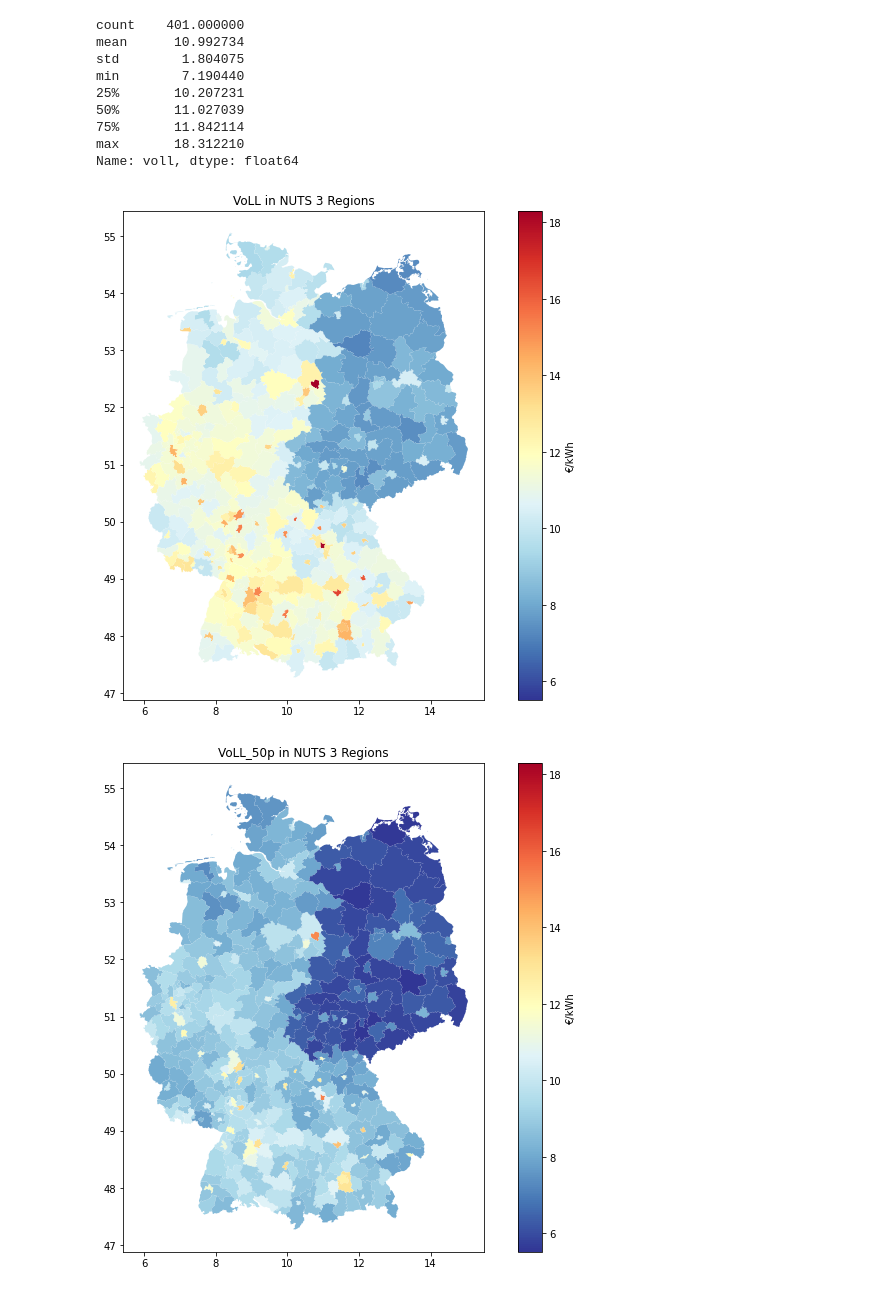
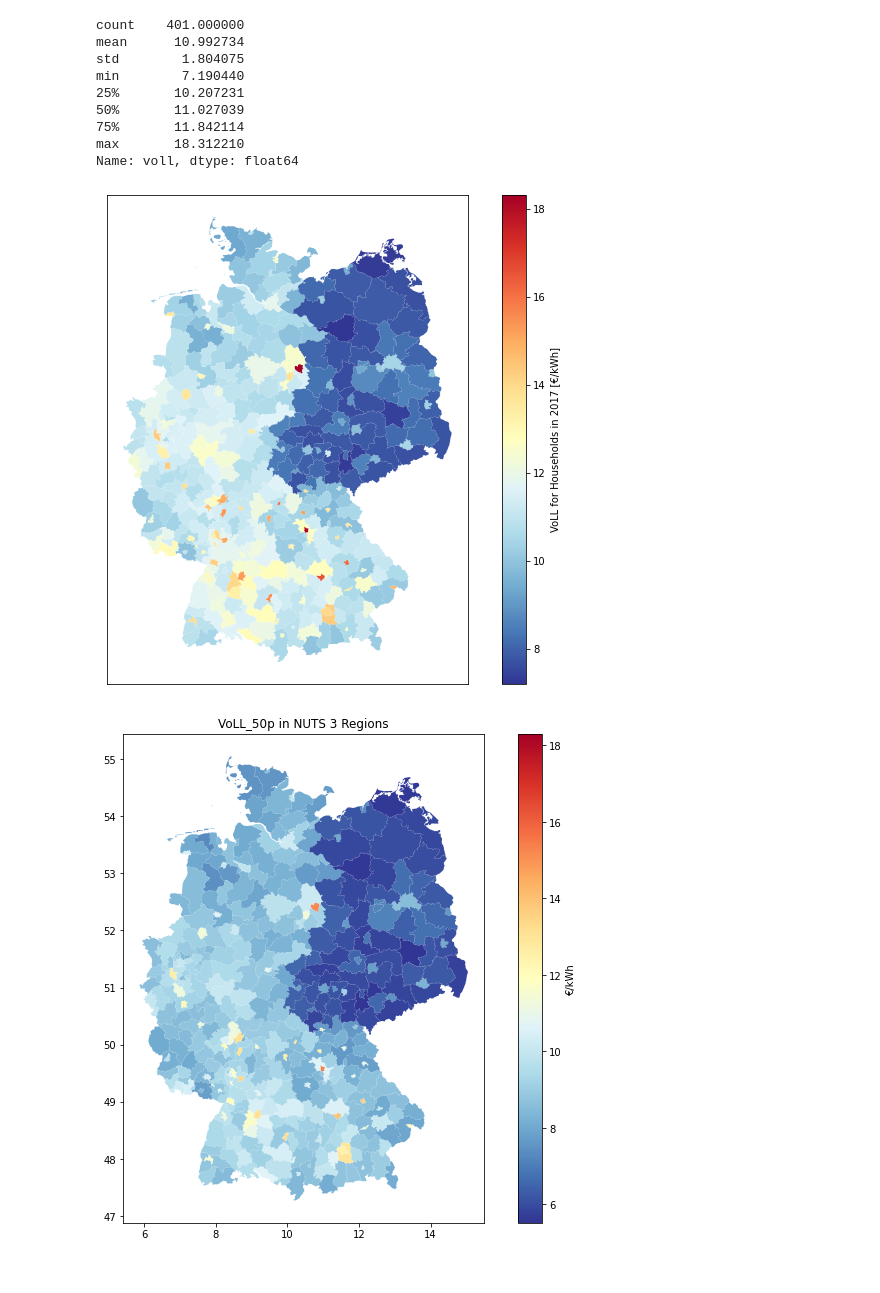
Before and after one commit to david-huck/voll-de, a Jupyter notebook: voll_calculation.ipynb, the cells around one changed output. Saved outputs shown, nothing was run; the diff lists cells and outputs as text; code cells hidden in the pictures.

Commit message:
adjusted VoLL figure

```diff
--- a/voll_calculation.ipynb
+++ b/voll_calculation.ipynb
@@ -426,17 +426,22 @@ min        7.190440
 max       18.312210
 Name: voll, dtype: float64
 # %%
-vmin = min(geo_df["voll_50p"])
+vmin = min(geo_df["voll"])
 vmax = max(geo_df["voll"])
 fig, ax = plt.subplots(figsize=(12,9))
 geo_df.plot(ax=ax,column="voll", cmap='RdYlBu_r',vmin=vmin, vmax=vmax)
 sm = plt.cm.ScalarMappable(cmap='RdYlBu_r', norm=plt.Normalize(vmin=vmin, vmax=vmax))
-fig.colorbar(sm).set_label('€/kWh')
-ax.set_title("VoLL in NUTS 3 Regions")
+fig.colorbar(sm).set_label('VoLL for Households in 2017 [€/kWh]')
+# ax.set_title("VoLL in NUTS 3 Regions")
 #ax.collections.colorbar.set_label("Eur/kWh")
+ax.set_xticks([])
+ax.set_yticks([])
+ax.set_yticklabels([])
+ax.set_xticklabels([])
 fig.savefig("results/figures/voll.png")
+fig.savefig("results/figures/voll.svg", format="svg")
 # %% [output]
-[figure, old version]
+[figure, new version]
 # %%
 fig, ax = plt.subplots(figsize=(12,9))
 geo_df.plot(ax=ax,column="voll_50p", cmap='RdYlBu_r', vmin=vmin, vmax=vmax)
```
Also changed, not shown: 2 other files.
